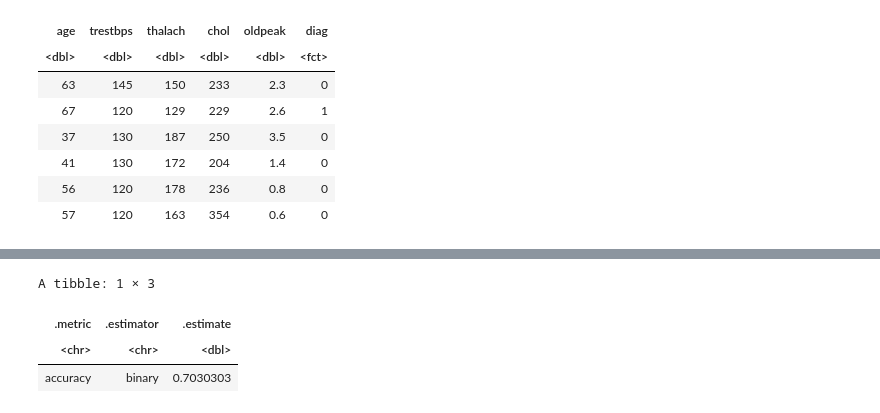
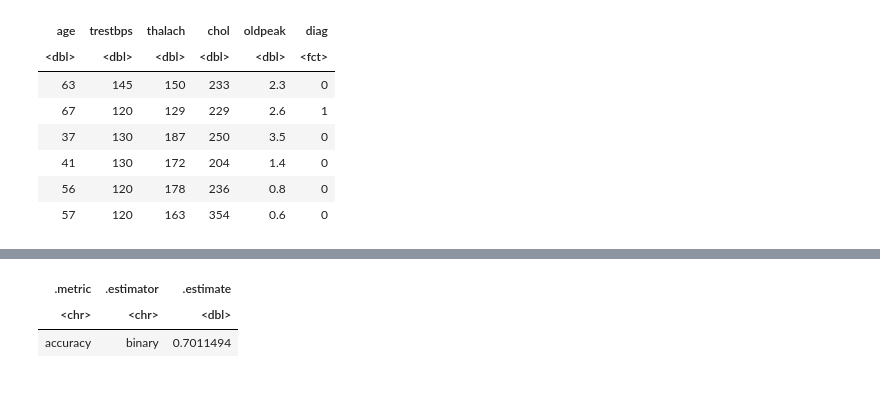
Before and after one commit to Yujinjen/group_project, a Jupyter notebook: Project_test.ipynb, the cells around one changed output, grey strips where cells are left out. Saved outputs shown, nothing was run; the diff lists cells and outputs as text; code cells hidden in the pictures.

```diff
--- a/Project_test.ipynb
+++ b/Project_test.ipynb
@@ -126,9 +286,10 @@ accuracy_v_k
 # %%
-knn_13 <- nearest_neighbor(weight_func = "rectangular", neighbors=13) %>%
+knn_final <- 4
+knn_select <- nearest_neighbor(weight_func = "rectangular", neighbors=knn_final) %>%
   set_engine("kknn") %>%
   set_mode("classification")
 
-heart_disease_recipe_upscale <- recipe(diag ~ age + trestbps + thalach + chol + oldpeak, data = cleveland_training) %>%
+heart_disease_recipe_upscale <- recipe(diag ~ age + trestbps + thalach + chol + oldpeak, data = train_1) %>%
     step_upsample(diag, over_ratio = 1, skip = TRUE) %>%
     step_scale(all_predictors()) %>%
     step_center(all_predictors()) %>%
@@ -137,14 +298,12 @@ heart_disease_recipe_upscale <- recipe(diag ~ age + trestbps + thalach + chol +
 knn_fit <- workflow() %>%
      add_recipe(heart_disease_recipe_upscale) %>%
      add_model(knn_13) %>%
-     fit(data = cleveland_training)
+     fit(data = train_1)
 
-pred <- predict(knn_fit, cleveland_training) %>%
-    bind_cols(cleveland_training)
+pred <- predict(knn_fit, train_1) %>%
+    bind_cols(train_1)
 
 accuracy <- pred %>%
     metrics(truth = diag, estimate = .pred_class) %>%
     filter(.metric == "accuracy")
-
-accuracy
 # %% [output]
@@ -156,4 +311,3 @@ Call `lifecycle::last_warnings()` to see where this warning was generated.”
-A tibble: 1 × 3
 | .metric | .estimator | .estimate |
 | <chr> | <chr> | <dbl> |
-| accuracy | binary | 0.7030303 |
+| accuracy | binary | 0.7011494 |
```
Also changed, not shown: parts of 12 cells of this notebook.
